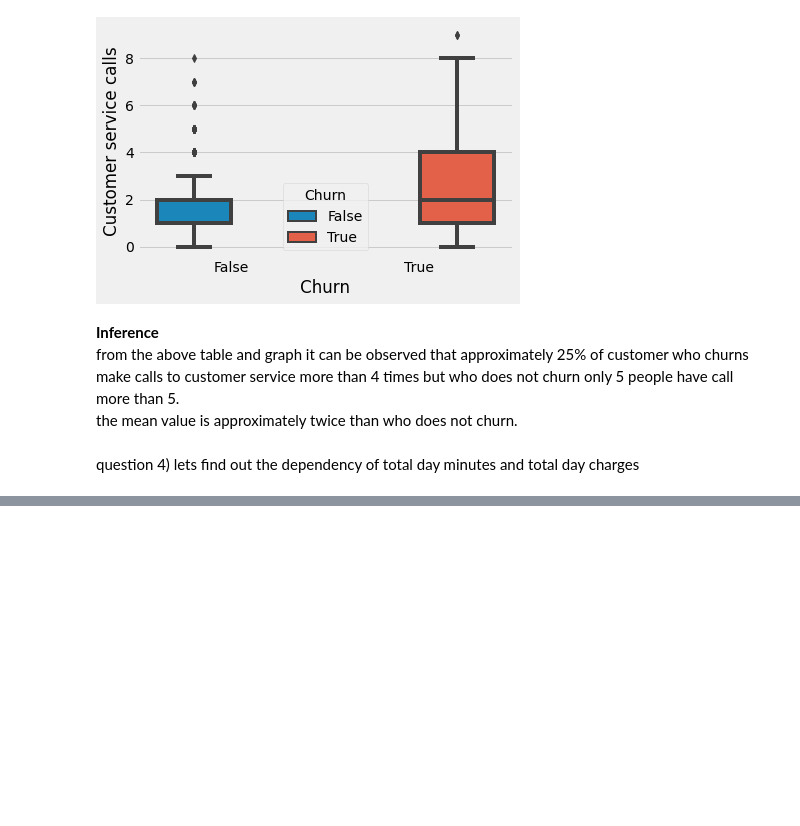
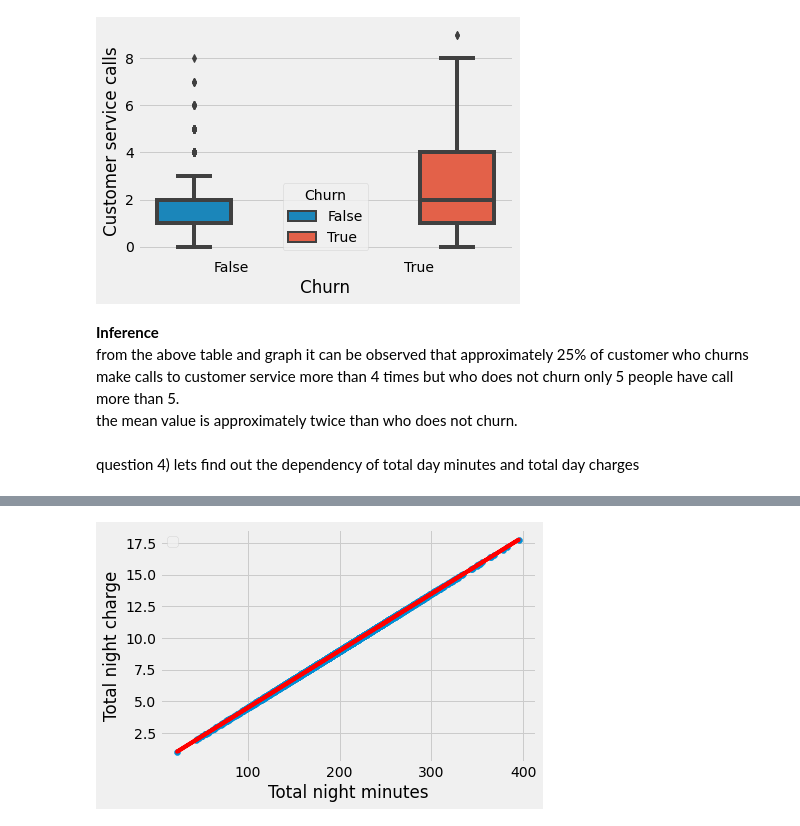
Before and after one commit to ad709kr/capstone_projects-EDA-on-Telecom-churn-analysis, a Jupyter notebook: Telecom_Churn_Analysis_Capstone_Project.ipynb, the cells around one changed output, grey strips where cells are left out. Drawn from its saved outputs; the diff is of its cells as text; code cells hidden in the pictures; blank space fills up the shorter version.

```diff
--- a/Telecom_Churn_Analysis_Capstone_Project.ipynb
+++ b/Telecom_Churn_Analysis_Capstone_Project.ipynb
@@ -418,0 +421,3 @@ Total day charge and Total day minutes are highly positively correlated with eac
+# %%
+bivariate_plot(data,'Total night minutes','Total night charge')
+# %% [output]
@@ -418,0 +425 @@ Total day charge and Total day minutes are highly positively correlated with eac
+[figure, added]
```
Also changed, not shown: parts of 6 cells of this notebook.
